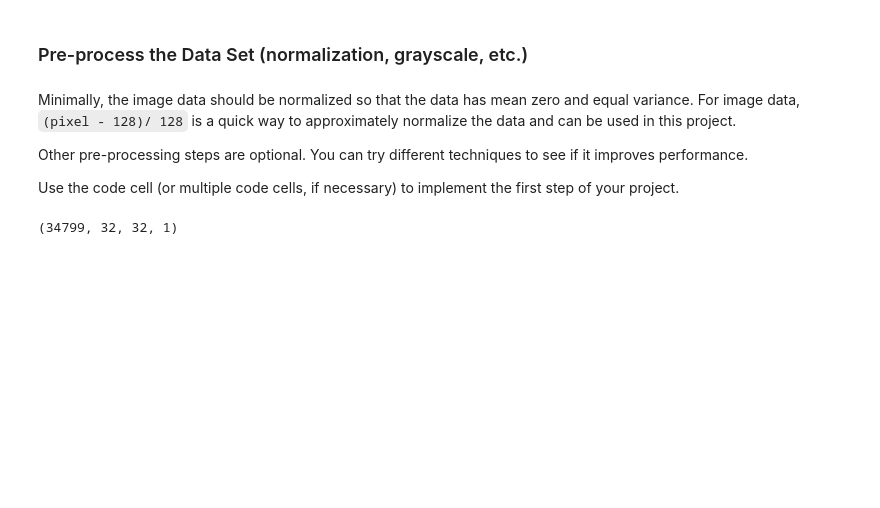
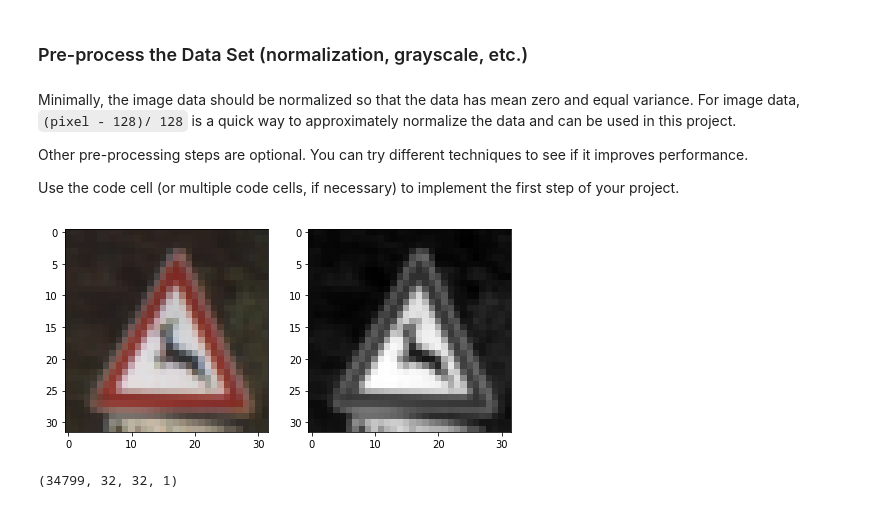
Before and after one commit to HenryHXYao/CarND-P3, a Jupyter notebook: Traffic_Sign_Classifier.ipynb, the cells around one changed output. Saved outputs shown, nothing was run; the diff lists cells and outputs as text; code cells hidden in the pictures; blank space fills up the shorter version.

```diff
--- a/Traffic_Sign_Classifier.ipynb
+++ b/Traffic_Sign_Classifier.ipynb
@@ -187,6 +188,15 @@ def preprocess_gray_norm(X_data):
     # normalization
     X_data_processed = (X_data_gray-128)/128
     return X_data_processed
+# %%
+fig = plt.figure(figsize=(8, 4))
+fig.add_subplot(1, 2, 1)
+plt.imshow(X_train[500,:,:,:])
+fig.add_subplot(1, 2, 2)
+plt.imshow(rgb2gray(X_train[500,:,:,:]), cmap="gray")
+plt.savefig("images_output/grayscale")
+# %% [output]
+[figure, added]
 # %%
 # pre-process X_train, X_valid, X_test
 if preprocess_flag == "grayscale":
```
Also changed, not shown: parts of 3 cells of this notebook, 3 other files.
